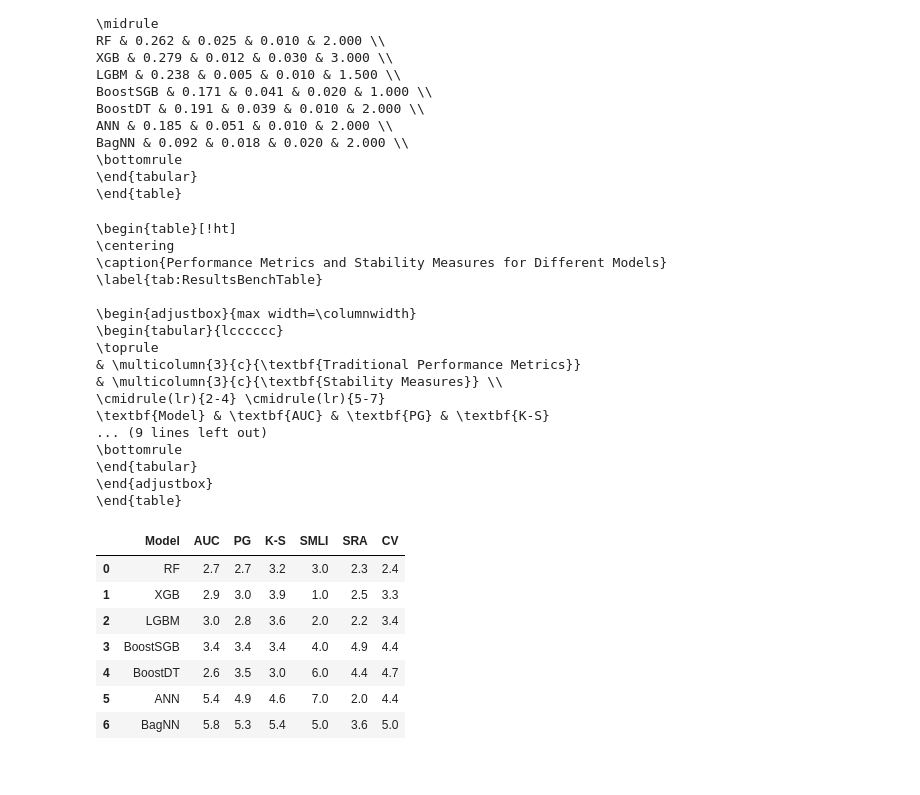
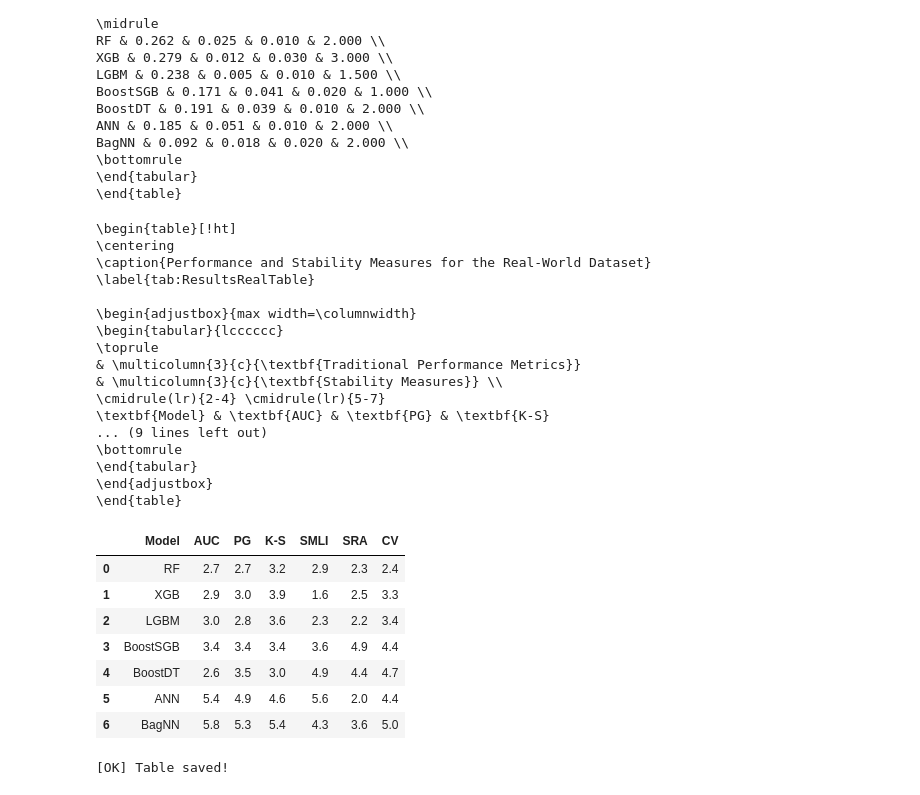
Before and after one commit to edo1691/benchmark_credit_scoring, a Jupyter notebook: notebooks/06_real_data_graphs_.ipynb, the cells around one changed output. Drawn from its saved outputs; the diff is of its cells as text; code cells hidden in the pictures.

```diff
--- a/notebooks/06_real_data_graphs_.ipynb
+++ b/notebooks/06_real_data_graphs_.ipynb
@@ -409,7 +409,7 @@ model_name_map = {
     "BagNN": "BagNN",
 }
 
-# Manual ranks you want to control
+# Manual values (you control these)
 manual_values = {
     "RandomForest": {"AUC": 2.7, "PG": 2.7, "K-S": 3.2, "SRA": 2.3, "CV": 2.4},
     "XGBoost":     {"AUC": 2.9, "PG": 3.0, "K-S": 3.9, "SRA": 2.5, "CV": 3.3},
@@ -420,7 +420,7 @@ manual_values = {
     "BagNN":       {"AUC": 5.8, "PG": 5.3, "K-S": 5.4, "SRA": 3.6, "CV": 5.0},
 }
 
-# Parameters used to automatically compute SMLI rank
+# Values used to compute SMLI ranking
 smli_values = {
     "RandomForest": 0.238,
     "XGBoost": 0.279,
@@ -431,36 +431,54 @@ smli_values = {
     "BagNN": 0.185,
 }
 
-# For SMLI: higher stability is better, so highest value gets rank 1
+# Higher SMLI = better
 smli_higher_is_better = True
 
+# Range to make ranks look like averages
+smli_rank_range = (1.6, 5.6)
 
 # =====================================================
-# BUILD TABLE DATAFRAME
+# BUILD TABLE
 # =====================================================
 
 df_table = pd.DataFrame.from_dict(manual_values, orient="index")
 df_table.index.name = "Model"
 df_table = df_table.reset_index()
 
+# --- Compute SMLI ---
 df_smli = pd.DataFrame({
     "Model": list(smli_values.keys()),
     "SMLI_value": list(smli_values.values()),
 })
 
-df_smli["SMLI"] = df_smli["SMLI_value"].rank(
+# Step 1: rank
+df_smli["SMLI_rank"] = df_smli["SMLI_value"].rank(
     method="dense",
     ascending=not smli_higher_is_better,
 )
 
+# Step 2: rescale to smooth values
+rank_min = df_smli["SMLI_rank"].min()
+rank_max = df_smli["SMLI_rank"].max()
+
+df_smli["SMLI"] = (
+    smli_rank_range[0]
+    + (df_smli["SMLI_rank"] - rank_min)
+    * (smli_rank_range[1] - smli_rank_range[0])
+    / (rank_max - rank_min)
+)
+
+# Merge
 df_table = df_table.merge(
     df_smli[["Model", "SMLI"]],
     on="Model",
     how="left",
 )
 
+# Reorder columns
 df_table = df_table[["Model", "AUC", "PG", "K-S", "SMLI", "SRA", "CV"]]
 
+# Sort models
 df_table["Model"] = pd.Categorical(
     df_table["Model"],
     categories=model_order,
@@ -470,12 +488,12 @@ df_table["Model"] = pd.Categorical(
 df_table = df_table.sort_values("Model")
 df_table["Model"] = df_table["Model"].astype(str).replace(model_name_map)
 
+# Round
 for col in ["AUC", "PG", "K-S", "SMLI", "SRA", "CV"]:
     df_table[col] = df_table[col].astype(float).round(1)
 
-
 # =====================================================
-# GENERATE EXACT LATEX TABLE STRUCTURE
+# GENERATE LATEX TABLE (EXACT STRUCTURE)
 # =====================================================
 
 latex_rows = []
@@ -508,40 +526,47 @@ latex_table = r"""
 \midrule
 """ + "\n".join(latex_rows) + r"""
 \bottomrule
 \end{tabular}
 \end{adjustbox}
 \end{table}
 """
 
+# =====================================================
+# OUTPUT
+# =====================================================
+
 print(latex_table)
 display(df_table)
 
-# Optional save
+# Save
 with open(data_dir / "latex_table_real_dataset.tex", "w") as f:
     f.write(latex_table)
+
+print("[OK] Table saved!")
 # %% [output]
 \begin{table}[!ht]
 \centering
-\caption{Performance Metrics and Stability Measures for Different Models}
-\label{tab:ResultsBenchTable}
+\caption{Performance and Stability Measures for the Real-World Dataset}
+\label{tab:ResultsRealTable}
 
 \begin{adjustbox}{max width=\columnwidth}
 \begin{tabular}{lcccccc}
 \toprule
 & \multicolumn{3}{c}{\textbf{Traditional Performance Metrics}}
 & \multicolumn{3}{c}{\textbf{Stability Measures}} \\
 \cmidrule(lr){2-4} \cmidrule(lr){5-7}
 \textbf{Model} & \textbf{AUC} & \textbf{PG} & \textbf{K-S}
 ... (9 lines left out)
 \bottomrule
 \end{tabular}
 \end{adjustbox}
 \end{table}
 |  | Model | AUC | PG | K-S | SMLI | SRA | CV |
-| 0 | RF | 2.7 | 2.7 | 3.2 | 3.0 | 2.3 | 2.4 |
-| 1 | XGB | 2.9 | 3.0 | 3.9 | 1.0 | 2.5 | 3.3 |
-| 2 | LGBM | 3.0 | 2.8 | 3.6 | 2.0 | 2.2 | 3.4 |
-| 3 | BoostSGB | 3.4 | 3.4 | 3.4 | 4.0 | 4.9 | 4.4 |
-| 4 | BoostDT | 2.6 | 3.5 | 3.0 | 6.0 | 4.4 | 4.7 |
-| 5 | ANN | 5.4 | 4.9 | 4.6 | 7.0 | 2.0 | 4.4 |
-| 6 | BagNN | 5.8 | 5.3 | 5.4 | 5.0 | 3.6 | 5.0 |
+| 0 | RF | 2.7 | 2.7 | 3.2 | 2.9 | 2.3 | 2.4 |
+| 1 | XGB | 2.9 | 3.0 | 3.9 | 1.6 | 2.5 | 3.3 |
+| 2 | LGBM | 3.0 | 2.8 | 3.6 | 2.3 | 2.2 | 3.4 |
+| 3 | BoostSGB | 3.4 | 3.4 | 3.4 | 3.6 | 4.9 | 4.4 |
+| 4 | BoostDT | 2.6 | 3.5 | 3.0 | 4.9 | 4.4 | 4.7 |
+| 5 | ANN | 5.4 | 4.9 | 4.6 | 5.6 | 2.0 | 4.4 |
+| 6 | BagNN | 5.8 | 5.3 | 5.4 | 4.3 | 3.6 | 5.0 |
+[OK] Table saved!
```
